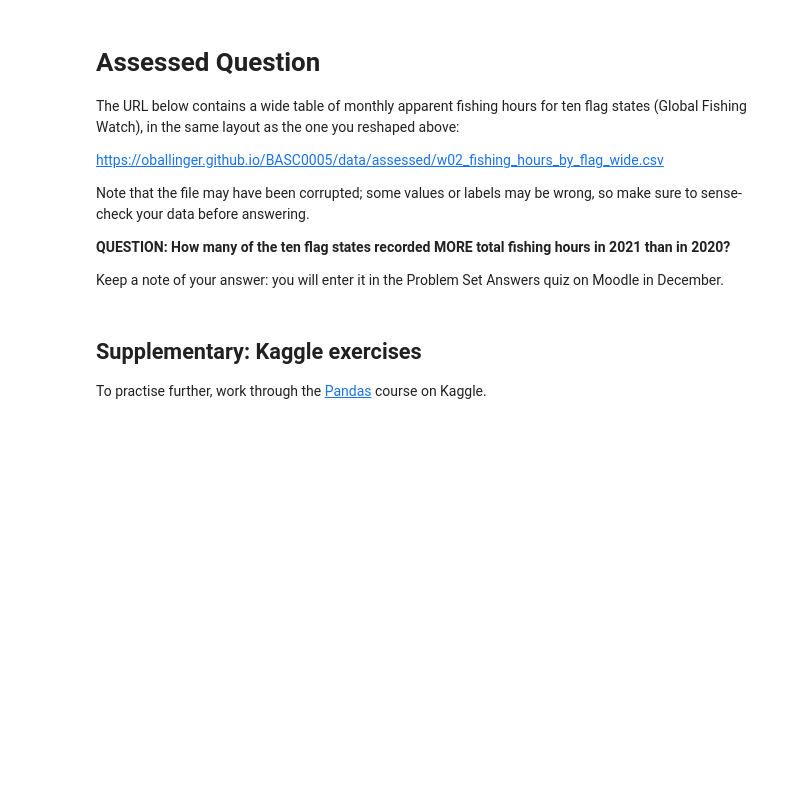
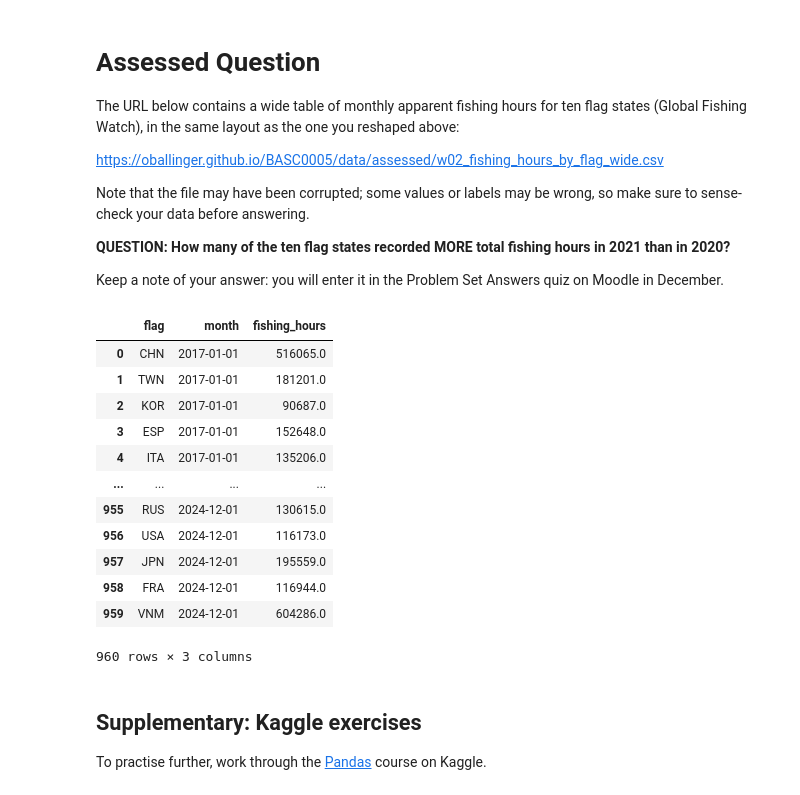
Before and after one commit to kimanag/QM2, a Jupyter notebook: notebooks/W02. Pandas Anastasia.ipynb, the cells around one changed output. Drawn from its saved outputs; the diff is of its cells as text; code cells hidden in the pictures; blank space fills up the shorter version.

```diff
--- a/notebooks/W02. Pandas Anastasia.ipynb
+++ b/notebooks/W02. Pandas Anastasia.ipynb
@@ -418,7 +447,29 @@ Note that the file may have been corrupted; some values or labels may be wrong,
 
 Keep a note of your answer: you will enter it in the Problem Set Answers quiz on Moodle in December.
 # %%
-# Your code here
+flag = pd.read_csv("https://oballinger.github.io/BASC0005/data/assessed/w02_fishing_hours_by_flag_wide.csv")
+flag.head()
+
+cleanflag_wide = flag.set_index("flag").replace(",", "", regex=True).astype(float).reset_index()
+cleanflag_wide
+
+cleanflag_long = cleanflag_wide.melt(id_vars="flag", var_name="month", value_name="fishing_hours")
+cleanflag_long["month"] = pd.to_datetime(cleanflag_long["month"])
+cleanflag_long
+# %% [output]
+|  | flag | month | fishing_hours |
+| 0 | CHN | 2017-01-01 | 516065.0 |
+| 1 | TWN | 2017-01-01 | 181201.0 |
+| 2 | KOR | 2017-01-01 | 90687.0 |
+| 3 | ESP | 2017-01-01 | 152648.0 |
+| 4 | ITA | 2017-01-01 | 135206.0 |
+| ... | ... | ... | ... |
+| 955 | RUS | 2024-12-01 | 130615.0 |
+| 956 | USA | 2024-12-01 | 116173.0 |
+| 957 | JPN | 2024-12-01 | 195559.0 |
+| 958 | FRA | 2024-12-01 | 116944.0 |
+| 959 | VNM | 2024-12-01 | 604286.0 |
+960 rows × 3 columns
 # %% [markdown]
 ## Supplementary: Kaggle exercises
 
```
Also changed, not shown: parts of 5 cells of this notebook.
